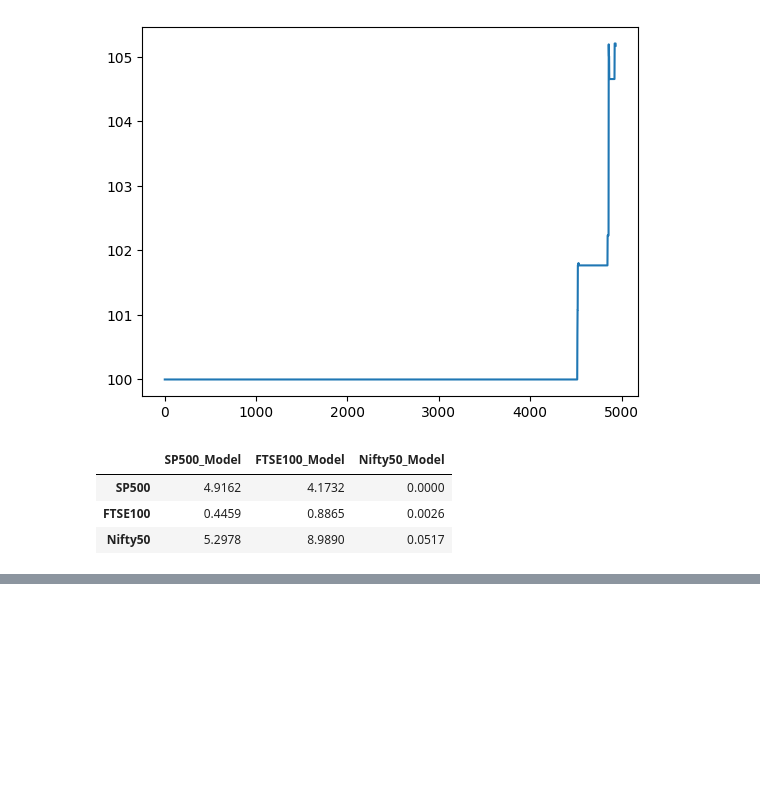
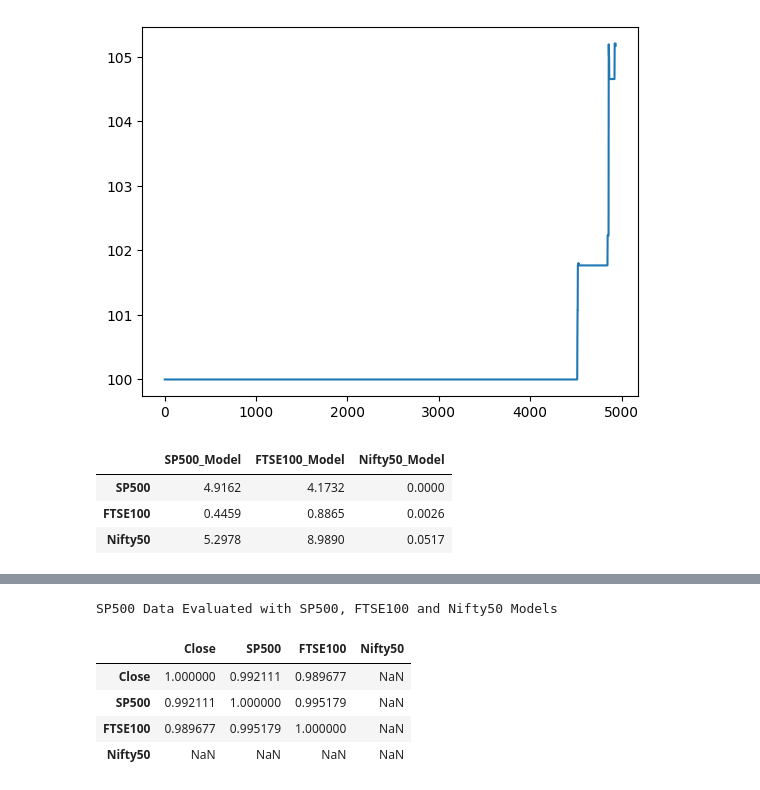
Before and after one commit to PhilipNJ/MScDissertationCode, a Jupyter notebook: Comparison.ipynb, the cells around one changed output, grey strips where cells are left out. Drawn from its saved outputs; the diff is of its cells as text; code cells hidden in the pictures; blank space fills up the shorter version.

```diff
--- a/Comparison.ipynb
+++ b/Comparison.ipynb
@@ -336,3 +336,13 @@ plt.show()
+# %%
+print('SP500 Data Evaluated with SP500, FTSE100 and Nifty50 Models')
+evaluation_sp.corr()
+# %% [output]
+SP500 Data Evaluated with SP500, FTSE100 and Nifty50 Models
+|  | Close | SP500 | FTSE100 | Nifty50 |
+| Close | 1.000000 | 0.992111 | 0.989677 | NaN |
+| SP500 | 0.992111 | 1.000000 | 0.995179 | NaN |
+| FTSE100 | 0.989677 | 0.995179 | 1.000000 | NaN |
+| Nifty50 | NaN | NaN | NaN | NaN |
 # %%
 fig, ax = plt.subplots(figsize=(12, 8))
 ax2 = ax.twinx()
```
Also changed, not shown: parts of 5 cells of this notebook, 6 other files.
